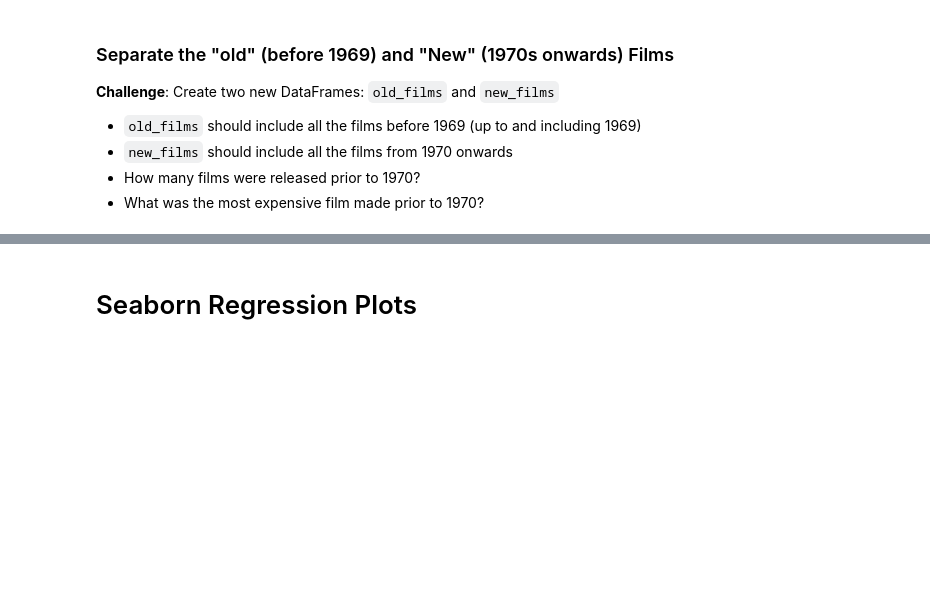
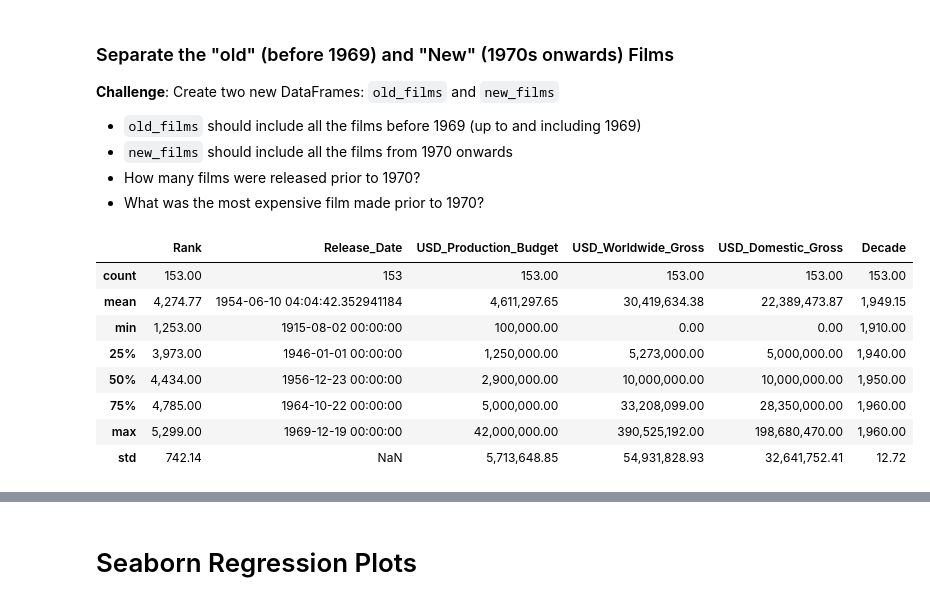
Before and after one commit to renankin/100-days-of-code, a Jupyter notebook: day-078/seaborn-linear-regression/Seaborn_and_Linear_Regression.ipynb, the cells around one changed output, grey strips where cells are left out. Drawn from its saved outputs; the diff is of its cells as text; code cells hidden in the pictures; blank space fills up the shorter version.

```diff
--- a/day-078/seaborn-linear-regression/Seaborn_and_Linear_Regression.ipynb
+++ b/day-078/seaborn-linear-regression/Seaborn_and_Linear_Regression.ipynb
@@ -314,0 +331,12 @@ Here's how:
+# %%
+old_films.describe()
+# %% [output]
+|  | Rank | Release_Date | USD_Production_Budget | USD_Worldwide_Gross | USD_Domestic_Gross | Decade |
+| count | 153.00 | 153 | 153.00 | 153.00 | 153.00 | 153.00 |
+| mean | 4,274.77 | 1954-06-10 04:04:42.352941184 | 4,611,297.65 | 30,419,634.38 | 22,389,473.87 | 1,949.15 |
+| min | 1,253.00 | 1915-08-02 00:00:00 | 100,000.00 | 0.00 | 0.00 | 1,910.00 |
+| 25% | 3,973.00 | 1946-01-01 00:00:00 | 1,250,000.00 | 5,273,000.00 | 5,000,000.00 | 1,940.00 |
+| 50% | 4,434.00 | 1956-12-23 00:00:00 | 2,900,000.00 | 10,000,000.00 | 10,000,000.00 | 1,950.00 |
+| 75% | 4,785.00 | 1964-10-22 00:00:00 | 5,000,000.00 | 33,208,099.00 | 28,350,000.00 | 1,960.00 |
+| max | 5,299.00 | 1969-12-19 00:00:00 | 42,000,000.00 | 390,525,192.00 | 198,680,470.00 | 1,960.00 |
+| std | 742.14 | NaN | 5,713,648.85 | 54,931,828.93 | 32,641,752.41 | 12.72 |
```
Also changed, not shown: parts of 12 cells of this notebook.
